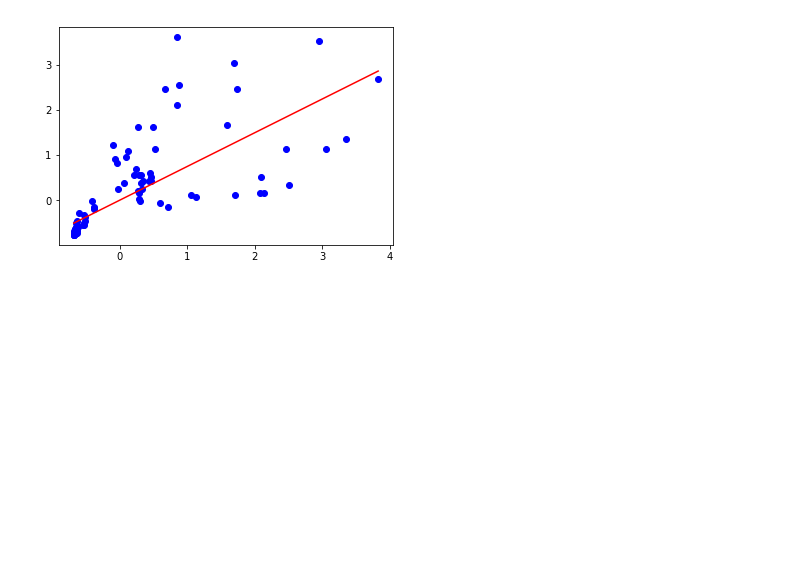
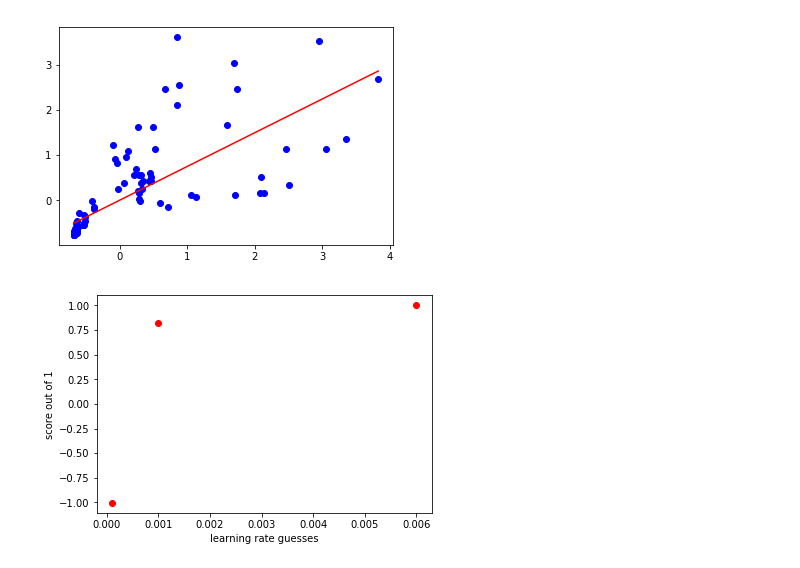
Before and after one commit to nmasamba/machine_learning_algorithms, a Jupyter notebook: hyperparameter_optimisation/hyperparameter_optimization_eth.ipynb, the cells around one changed output. Drawn from its saved outputs; the diff is of its cells as text; code cells hidden in the pictures; blank space fills up the shorter version.

```diff
--- a/hyperparameter_optimisation/hyperparameter_optimization_eth.ipynb
+++ b/hyperparameter_optimisation/hyperparameter_optimization_eth.ipynb
@@ -115,0 +104,17 @@ plt.show()
+# %%
+from sklearn.metrics import mean_squared_error
+
+def evaluation_fxn(x, y, learn_rate, ideal_m, ideal_b):
+    x_points = np.linspace(np.min(x), np.max(x), 10)
+    ideal_line = ideal_m*x_points + ideal_b
+    m, b = simplest_neural_net(x,y,5,learn_rate)
+    test_line = m*x_points + b
+
+    return 1 - mean_squared_error(ideal_line, test_line)
+# %%
+# Make some inital guesses about the learning rate and evaluate them
+# The Gaussian Process will be fit to this data initially.
+guesses = [6e-3,1e-3,1e-4]
+
+outcomes = [evaluation_fxn(X,Y,guess, target_m, target_b)
+                     for guess in guesses]
@@ -115,0 +125,7 @@ plt.show()
+# %%
+plt.plot(guesses,outcomes,'ro')
+plt.xlabel('learning rate guesses')
+plt.ylabel('score out of 1')
+plt.show()
+# %% [output]
+[figure, added]
```
Also changed, not shown: parts of 6 cells of this notebook.
